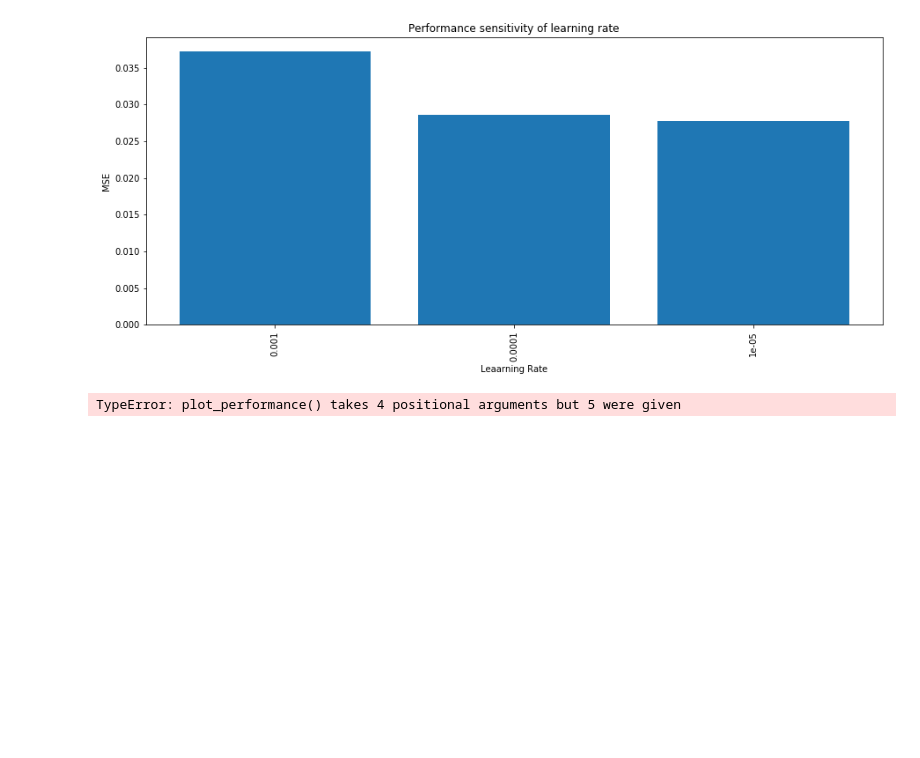
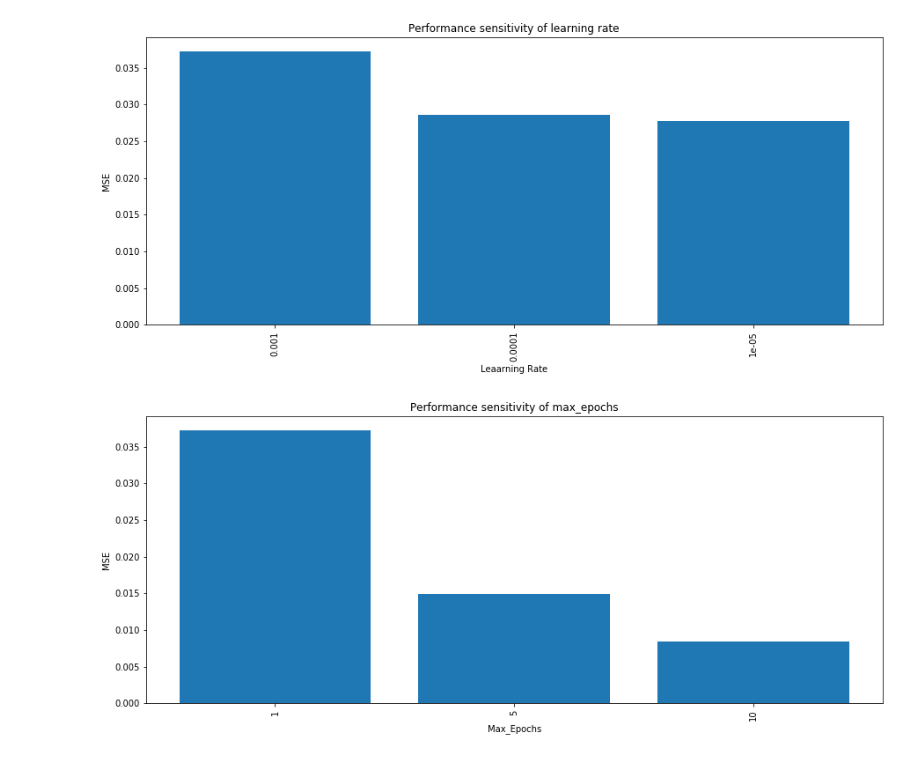
Before and after one commit to Fiyin39/com4509--assignment2, a Jupyter notebook: COM4509-6509_Assignment_2_UCard_XXXXXXXXX(1).ipynb, the cells around one changed output. Cells and saved outputs as stored; diff of their text form; code cells hidden in the pictures; blank space fills up the shorter version.

```diff
--- a/COM4509-6509_Assignment_2_UCard_XXXXXXXXX(1).ipynb
+++ b/COM4509-6509_Assignment_2_UCard_XXXXXXXXX(1).ipynb
@@ -1035,8 +1040,8 @@ plot_graph(title, y_axis_label, mean_lr_errors, learning_rate, x_label)
 # %%
 #Visualise performance of max_epochs
 title = "Performance sensitivity of max_epochs"
 y_axis_label = "MSE"
 x_label = "Max_Epochs"
-plot_performance(title, y_axis_label ,mean_me_errors, max_epochs, x_label)
+plot_graph(title, y_axis_label ,mean_me_errors, max_epochs, x_label)
 # %% [output]
-TypeError: plot_performance() takes 4 positional arguments but 5 were given
+[figure, added]
```
Also changed, not shown: parts of 1 cell of this notebook.
